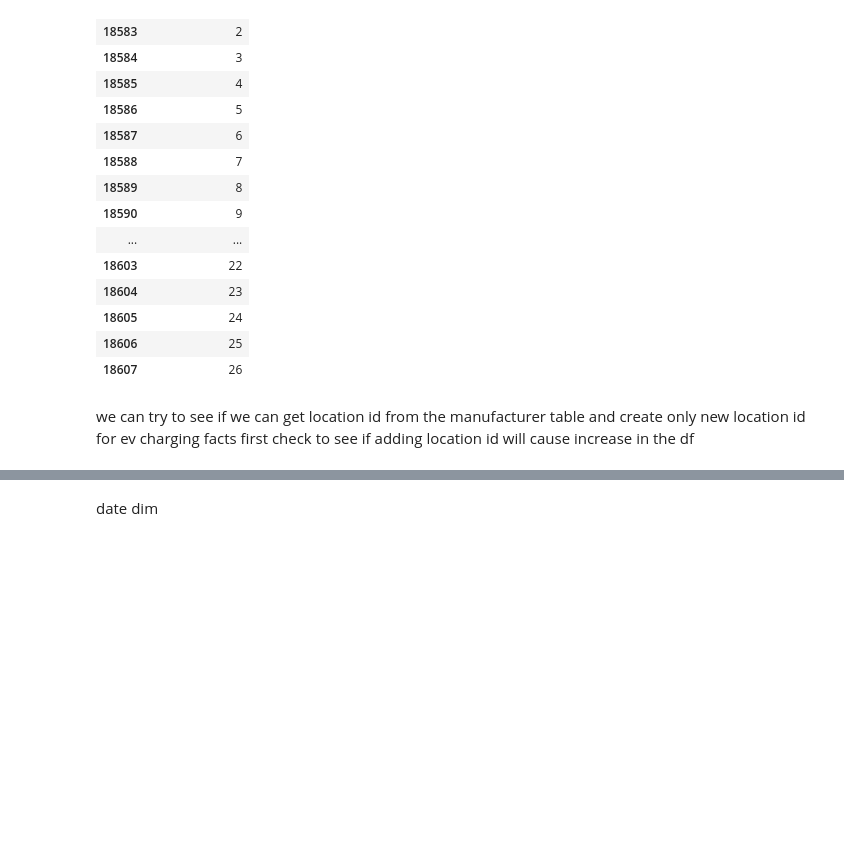
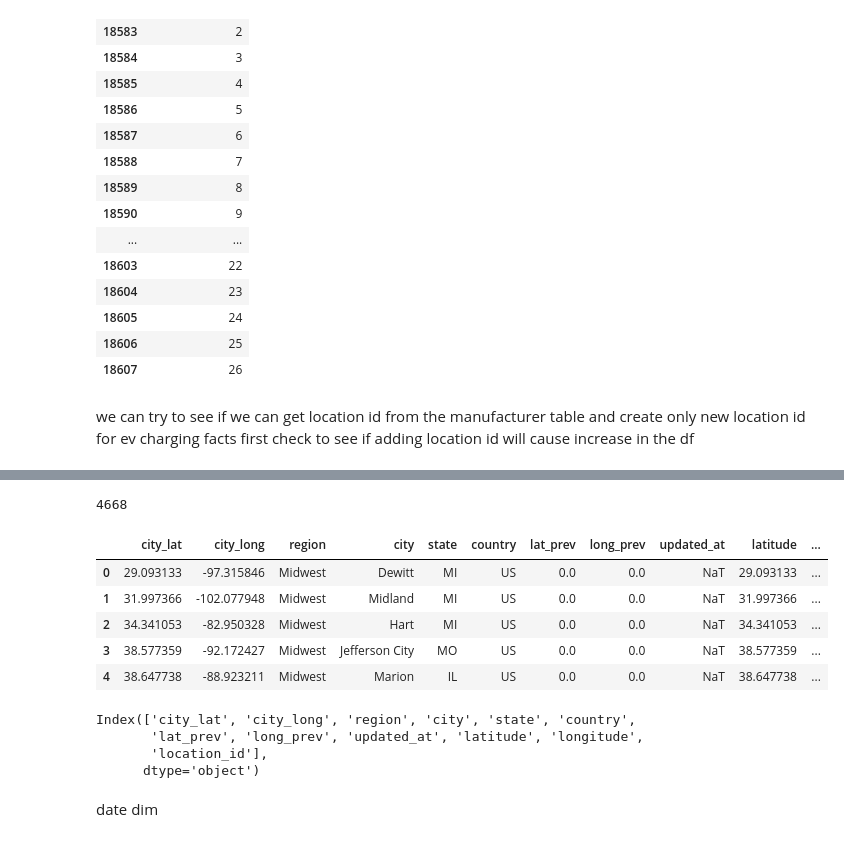
Before and after one commit to hicranA/partsUnlimitedDW, a Jupyter notebook: cumulative_etl.ipynb, the cells around one changed output, grey strips where cells are left out. Saved outputs shown, nothing was run; the diff lists cells and outputs as text; code cells hidden in the pictures; blank space fills up the shorter version.

```diff
--- a/cumulative_etl.ipynb
+++ b/cumulative_etl.ipynb
@@ -78,0 +90,4 @@ first check to see if adding location id will cause increase in the df
+# %%
+location_df = cumulative_df[[ 'city_lat', 'city_long', 'region','city', 'state',
+       'country']].drop_duplicates(keep='first')
+location_df.head()
@@ -78,0 +101,31 @@ first check to see if adding location id will cause increase in the df
+# %%
+len(location_df)
+# %% [output]
+4668
+# %%
+import numpy as np
+location_df['lat_prev'] =float(0)
+location_df['long_prev'] = float(0)
+# convert NaN values to null dates
+location_df['updated_at'] = pd.to_datetime(np.NaN, errors='coerce')
+location_df['latitude'] = location_df['city_lat']
+location_df['longitude'] = location_df['city_long']
+# %%
+location_df =location_df.reset_index(drop=True)
+location_df['location_id'] =  location_df.index+1000
+# %%
+location_df.head()
+# %% [output]
+|  | city_lat | city_long | region | city | state | country | lat_prev | long_prev | updated_at | latitude | ... |
+| 0 | 29.093133 | -97.315846 | Midwest | Dewitt | MI | US | 0.0 | 0.0 | NaT | 29.093133 | ... |
+| 1 | 31.997366 | -102.077948 | Midwest | Midland | MI | US | 0.0 | 0.0 | NaT | 31.997366 | ... |
+| 2 | 34.341053 | -82.950328 | Midwest | Hart | MI | US | 0.0 | 0.0 | NaT | 34.341053 | ... |
+| 3 | 38.577359 | -92.172427 | Midwest | Jefferson City | MO | US | 0.0 | 0.0 | NaT | 38.577359 | ... |
+| 4 | 38.647738 | -88.923211 | Midwest | Marion | IL | US | 0.0 | 0.0 | NaT | 38.647738 | ... |
+# %%
+location_df.columns
+# %% [output]
+Index(['city_lat', 'city_long', 'region', 'city', 'state', 'country',
+       'lat_prev', 'long_prev', 'updated_at', 'latitude', 'longitude',
+       'location_id'],
+      dtype='object')
```
Also changed, not shown: parts of 15 cells of this notebook, 1 other file.
